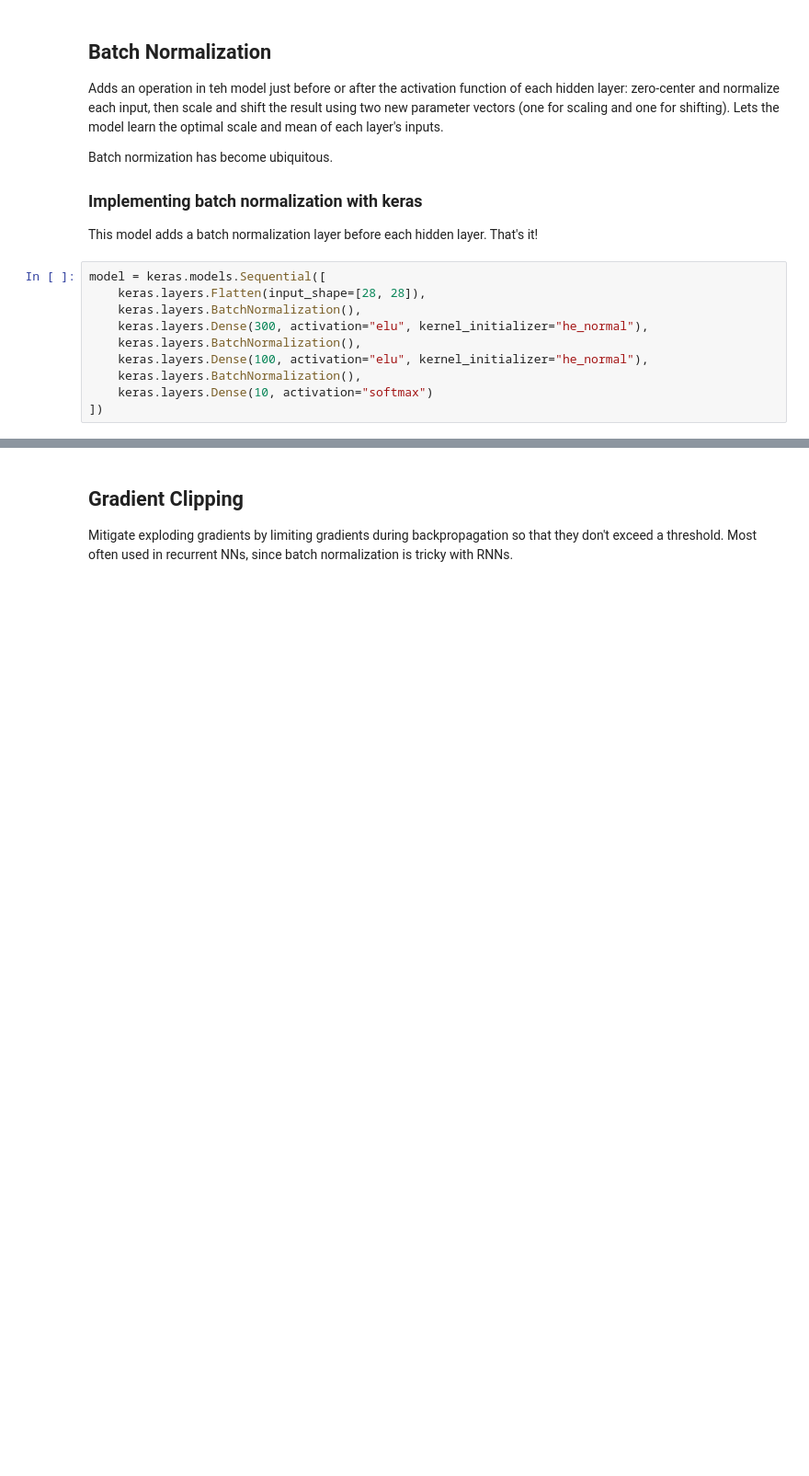
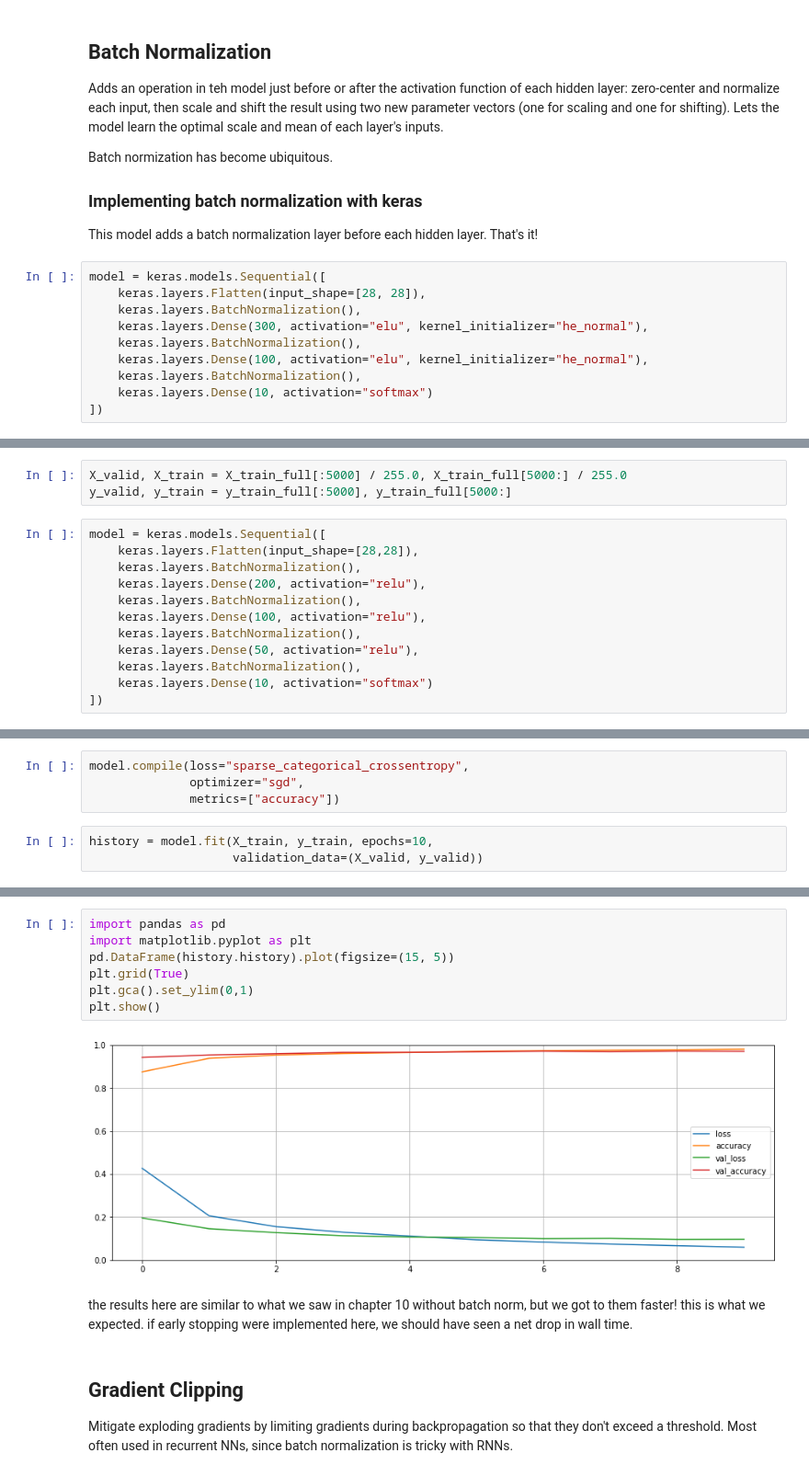
Before and after one commit to efiegel/ml-geron, a Jupyter notebook: Chapter_11_Training_Deep_Neural_Networks.ipynb, the cells around one changed output, grey strips where cells are left out. Shown at 92% size. Cells and saved outputs as stored; diff of their text form; blank space fills up the shorter version.

```diff
--- a/Chapter_11_Training_Deep_Neural_Networks.ipynb
+++ b/Chapter_11_Training_Deep_Neural_Networks.ipynb
@@ -59,0 +68,15 @@ _________________________________________________________________
+# %%
+X_valid, X_train = X_train_full[:5000] / 255.0, X_train_full[5000:] / 255.0
+y_valid, y_train = y_train_full[:5000], y_train_full[5000:]
+# %%
+model = keras.models.Sequential([
+    keras.layers.Flatten(input_shape=[28,28]),
+    keras.layers.BatchNormalization(),
+    keras.layers.Dense(200, activation="relu"),
+    keras.layers.BatchNormalization(),
+    keras.layers.Dense(100, activation="relu"),
+    keras.layers.BatchNormalization(),
+    keras.layers.Dense(50, activation="relu"),
+    keras.layers.BatchNormalization(),
+    keras.layers.Dense(10, activation="softmax")
+])
@@ -59,0 +103,7 @@ _________________________________________________________________
+# %%
+model.compile(loss="sparse_categorical_crossentropy",
+              optimizer="sgd",
+              metrics=["accuracy"])
+# %%
+history = model.fit(X_train, y_train, epochs=10,
+                    validation_data=(X_valid, y_valid))
@@ -60,3 +131,14 @@ _________________________________________________________________
+# %%
+import pandas as pd
+import matplotlib.pyplot as plt
+pd.DataFrame(history.history).plot(figsize=(15, 5))
+plt.grid(True)
+plt.gca().set_ylim(0,1)
+plt.show()
+# %% [output]
+[figure, added]
+# %% [markdown]
+the results here are similar to what we saw in chapter 10 without batch norm, but we got to them faster! this is what we expected. if early stopping were implemented here, we should have seen a net drop in wall time.
 # %% [markdown]
 ## Gradient Clipping
 Mitigate exploding gradients by limiting gradients during backpropagation so that they don't exceed a threshold. Most often used in recurrent NNs, since batch normalization is tricky with RNNs.
```
Also changed, not shown: parts of 25 cells of this notebook.
